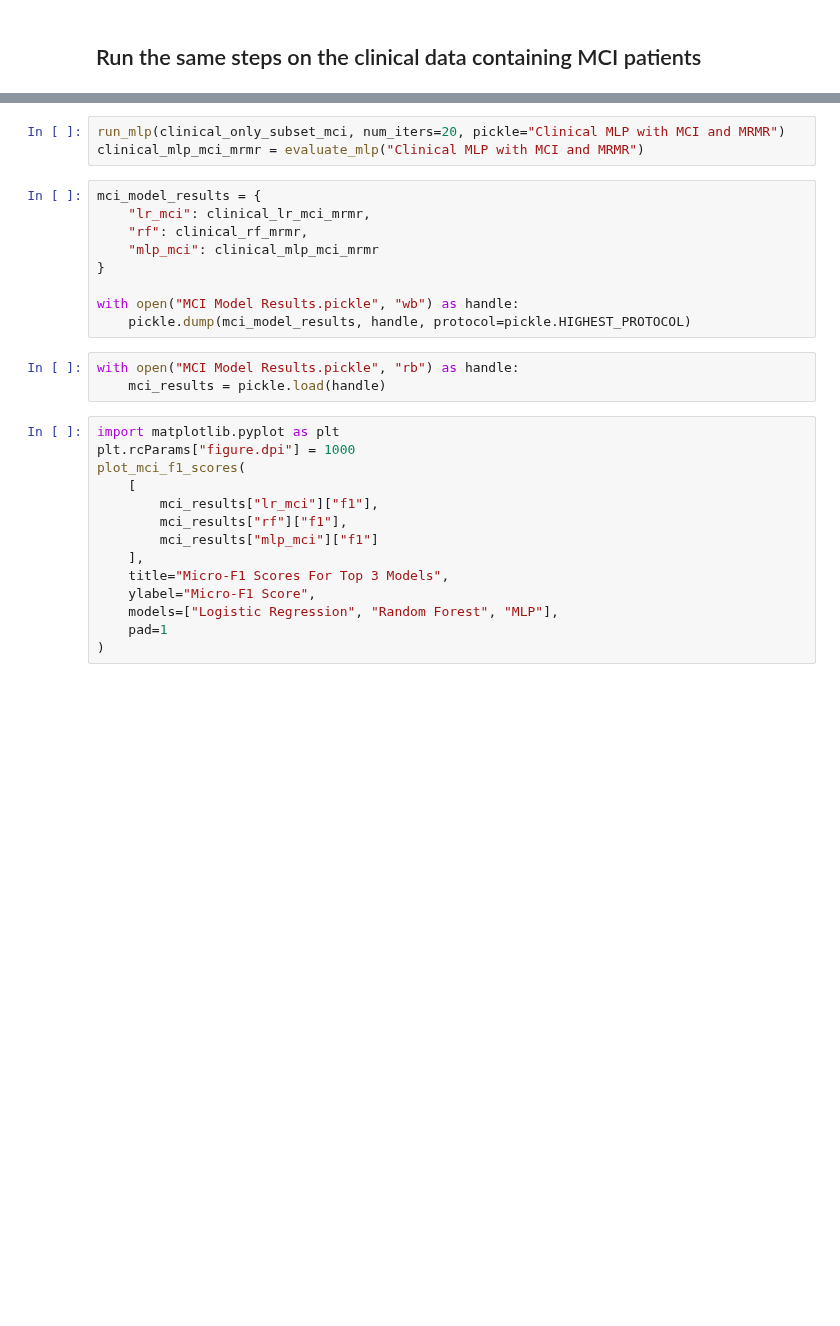
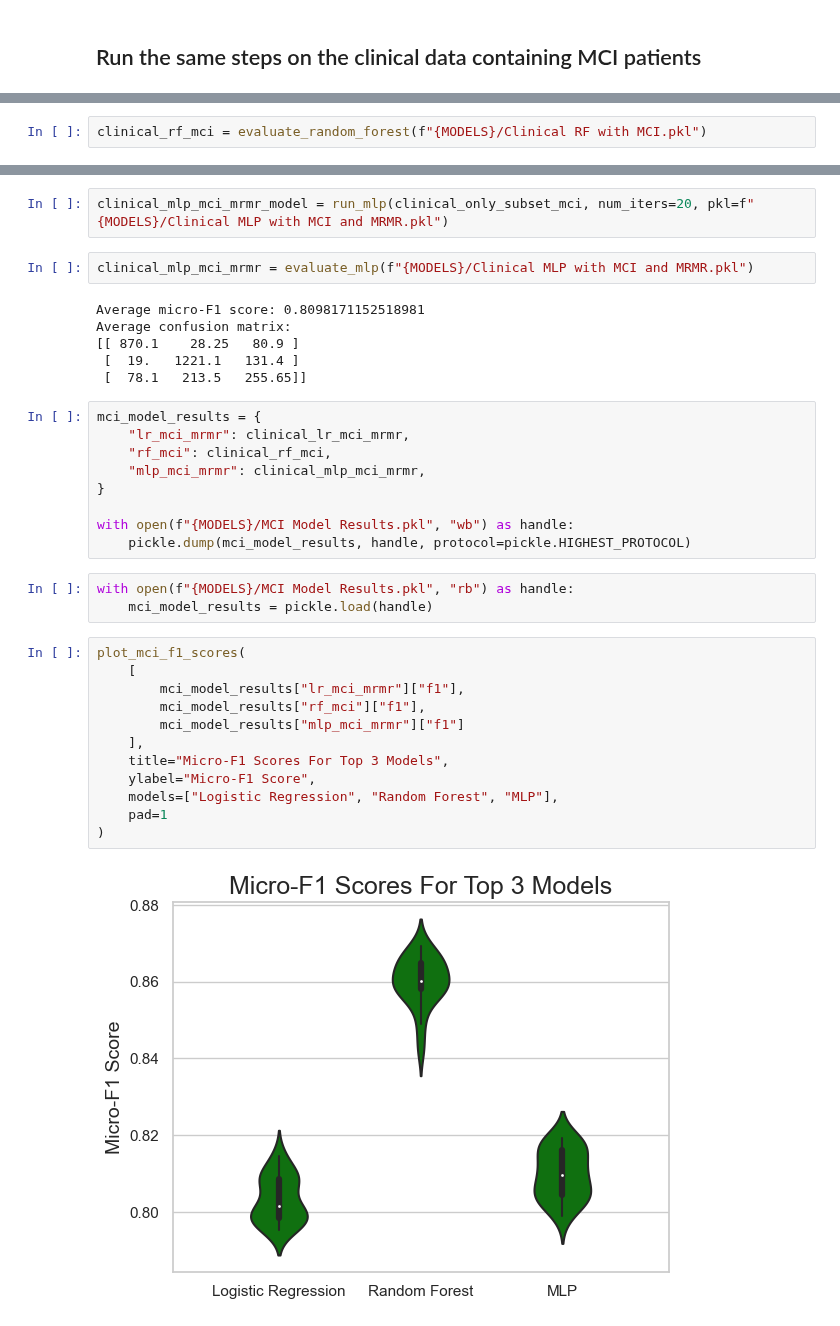
Before and after one commit to anusha1207/TARCC-Alzheimers, a Jupyter notebook: main.ipynb, the cells around one changed output, grey strips where cells are left out. Saved outputs shown, nothing was run; the diff lists cells and outputs as text; blank space fills up the shorter version.

```diff
--- a/main.ipynb
+++ b/main.ipynb
@@ -222,0 +332,2 @@ clinical_rf_mrmr = evaluate_random_forest("Clinical RF with MCI")
+# %%
+clinical_rf_mci = evaluate_random_forest(f"{MODELS}/Clinical RF with MCI.pkl")
@@ -223,29 +340,36 @@ clinical_rf_mrmr = evaluate_random_forest("Clinical RF with MCI")
 # %%
-run_mlp(clinical_only_subset_mci, num_iters=20, pickle="Clinical MLP with MCI and MRMR")
-clinical_mlp_mci_mrmr = evaluate_mlp("Clinical MLP with MCI and MRMR")
+clinical_mlp_mci_mrmr_model = run_mlp(clinical_only_subset_mci, num_iters=20, pkl=f"{MODELS}/Clinical MLP with MCI and MRMR.pkl")
+# %%
+clinical_mlp_mci_mrmr = evaluate_mlp(f"{MODELS}/Clinical MLP with MCI and MRMR.pkl")
+# %% [output]
+Average micro-F1 score: 0.8098171152518981
+Average confusion matrix:
+[[ 870.1    28.25   80.9 ]
+ [  19.   1221.1   131.4 ]
+ [  78.1   213.5   255.65]]
 # %%
 mci_model_results = {
-    "lr_mci": clinical_lr_mci_mrmr,
-    "rf": clinical_rf_mrmr,
-    "mlp_mci": clinical_mlp_mci_mrmr
+    "lr_mci_mrmr": clinical_lr_mci_mrmr,
+    "rf_mci": clinical_rf_mci,
+    "mlp_mci_mrmr": clinical_mlp_mci_mrmr,
 }
 
-with open("MCI Model Results.pickle", "wb") as handle:
+with open(f"{MODELS}/MCI Model Results.pkl", "wb") as handle:
     pickle.dump(mci_model_results, handle, protocol=pickle.HIGHEST_PROTOCOL)
 # %%
-with open("MCI Model Results.pickle", "rb") as handle:
-    mci_results = pickle.load(handle)
+with open(f"{MODELS}/MCI Model Results.pkl", "rb") as handle:
+    mci_model_results = pickle.load(handle)
 # %%
-import matplotlib.pyplot as plt
-plt.rcParams["figure.dpi"] = 1000
 plot_mci_f1_scores(
     [
-        mci_results["lr_mci"]["f1"],
-        mci_results["rf"]["f1"],
-        mci_results["mlp_mci"]["f1"]
+        mci_model_results["lr_mci_mrmr"]["f1"],
+        mci_model_results["rf_mci"]["f1"],
+        mci_model_results["mlp_mci_mrmr"]["f1"]
     ],
     title="Micro-F1 Scores For Top 3 Models",
     ylabel="Micro-F1 Score",
     models=["Logistic Regression", "Random Forest", "MLP"],
     pad=1
 )
+# %% [output]
+[figure, added]
```
Also changed, not shown: parts of 51 cells of this notebook, 10 other files.
